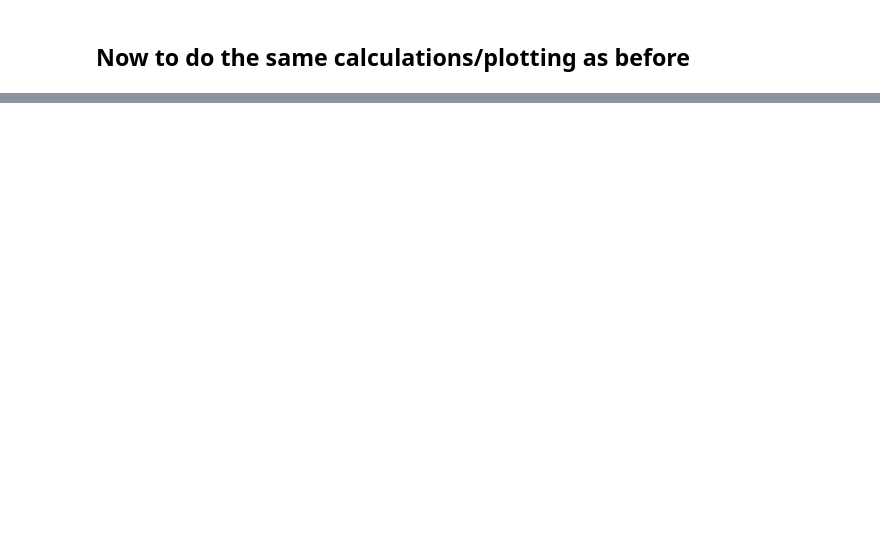
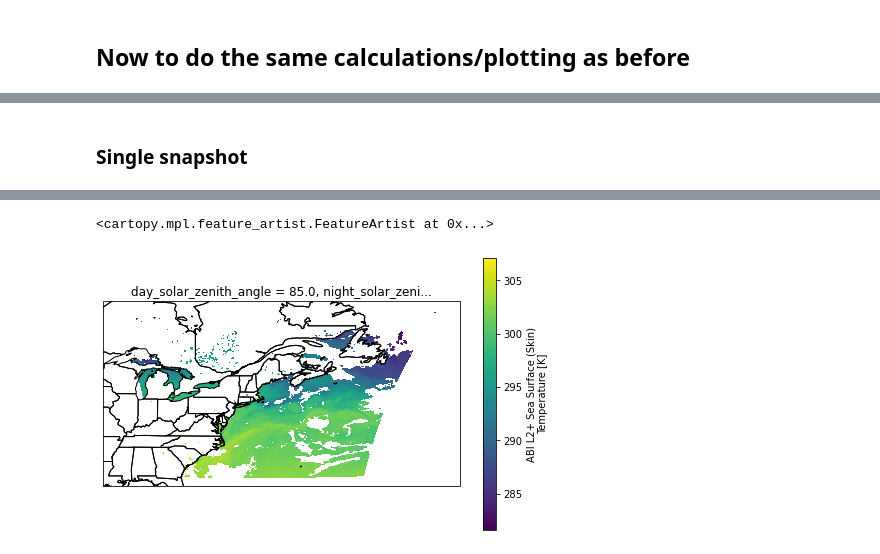
Before and after one commit to lsterzinger/pangeo-cloud-L2-satellite, a Jupyter notebook: fsspec-reference-maker/read_goes_with_fsspec.ipynb, the cells around one changed output, grey strips where cells are left out. Drawn from its saved outputs; the diff is of its cells as text; code cells hidden in the pictures; blank space fills up the shorter version.

```diff
--- a/fsspec-reference-maker/read_goes_with_fsspec.ipynb
+++ b/fsspec-reference-maker/read_goes_with_fsspec.ipynb
@@ -88,0 +142,11 @@ Wall time: 11.6 s
+# %% [markdown]
+### Single snapshot
+# %%
+%%time
+
+fig = plt.figure(figsize=(8,5))
+ax = plt.subplot(111, projection=ccrs.PlateCarree())
+subset.SST.where(subset.DQF==0).isel(t=14).plot(x="lon", y="lat", ax=ax)
+ax.add_feature(cfeature.COASTLINE)
+ax.add_feature(cfeature.STATES)
+# %% [output]
@@ -88,0 +155,2 @@ Wall time: 11.6 s
+<cartopy.mpl.feature_artist.FeatureArtist at 0x...>
+[figure, added]
```
Also changed, not shown: parts of 11 cells of this notebook, 25 other files.
